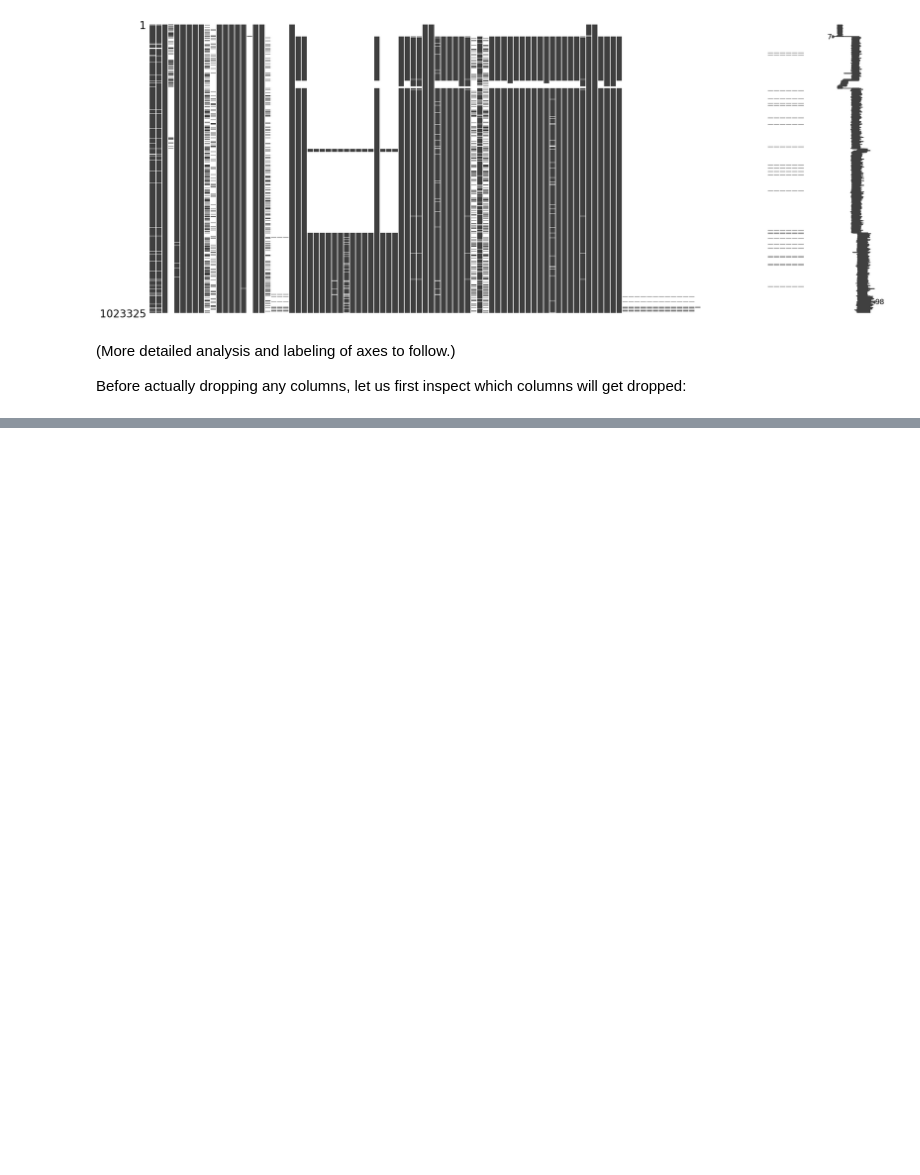
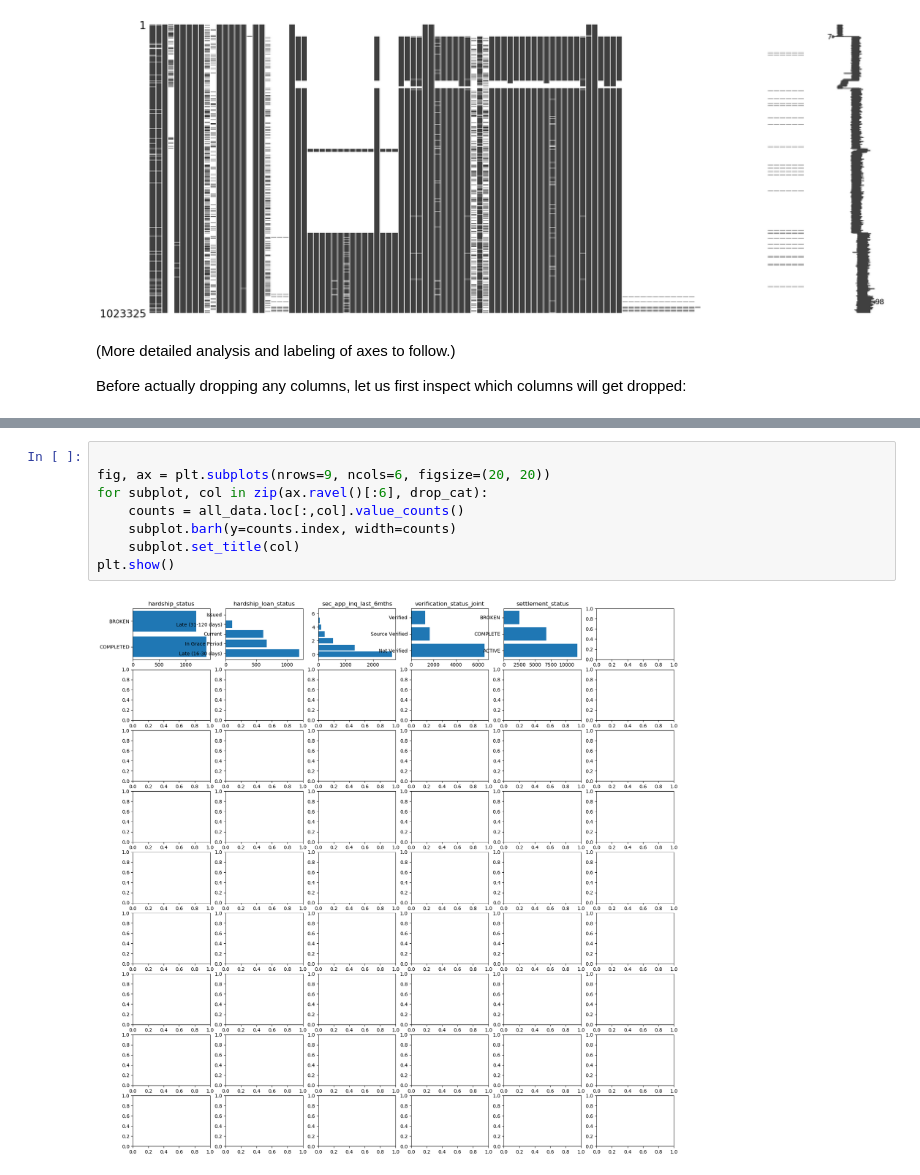
Before and after one commit to tloeber/Springboard, a Jupyter notebook: lending_club_1.ipynb, the cells around one changed output, grey strips where cells are left out. Drawn from its saved outputs; the diff is of its cells as text; blank space fills up the shorter version.

```diff
--- a/lending_club_1.ipynb
+++ b/lending_club_1.ipynb
@@ -155,0 +175,10 @@ Before actually dropping any columns, let us first inspect which columns will ge
+# %%
+
+fig, ax = plt.subplots(nrows=9, ncols=6, figsize=(20, 20))
+for subplot, col in zip(ax.ravel()[:6], drop_cat):
+    counts = all_data.loc[:,col].value_counts()
+    subplot.barh(y=counts.index, width=counts)
+    subplot.set_title(col)
+plt.show()
+# %% [output]
+[figure, added]
```
Also changed, not shown: parts of 5 cells of this notebook, 1 other file.
